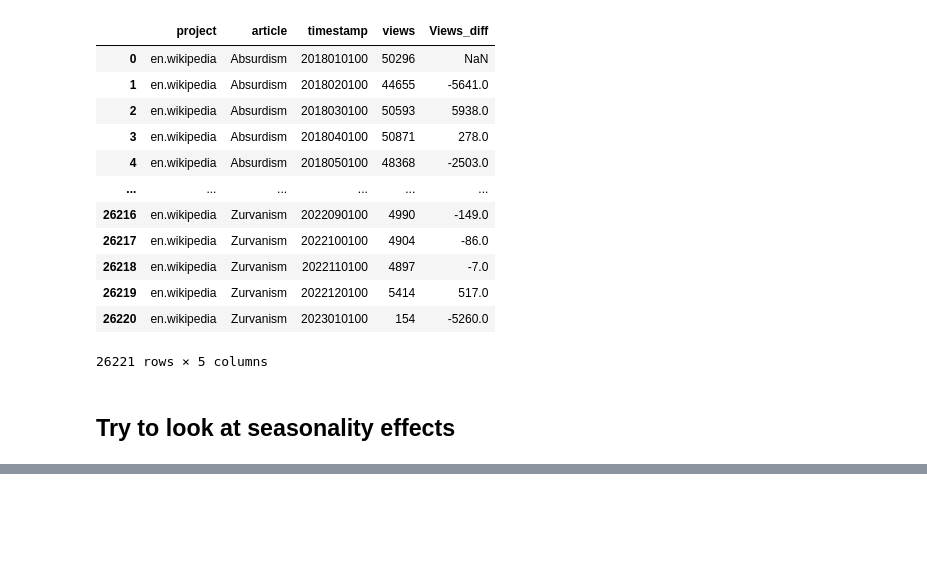
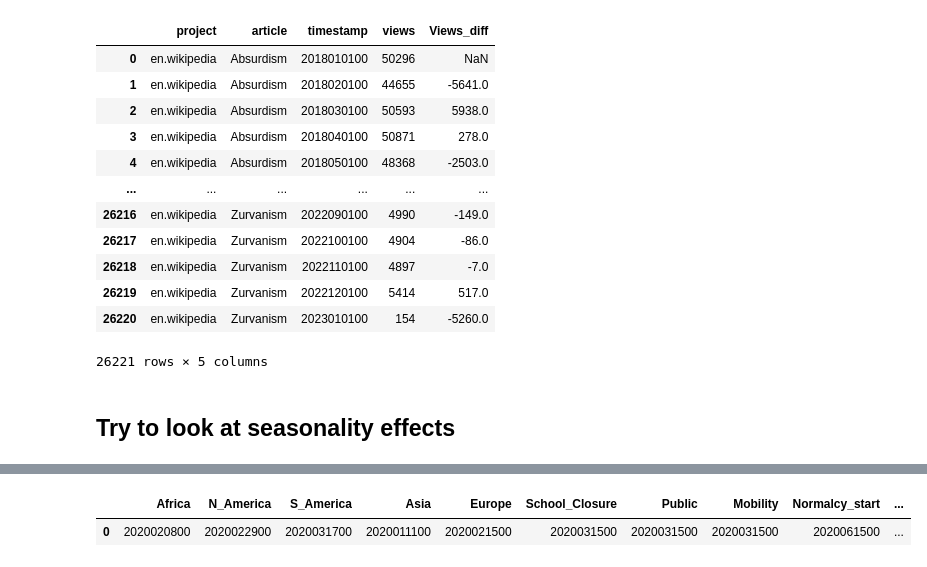
Before and after one commit to epfl-ada/ada-2023-project-mandarinecorp, a Jupyter notebook: trendsenglish.ipynb, the cells around one changed output, grey strips where cells are left out. Saved outputs shown, nothing was run; the diff lists cells and outputs as text; code cells hidden in the pictures; blank space fills up the shorter version.

```diff
--- a/trendsenglish.ipynb
+++ b/trendsenglish.ipynb
@@ -66,0 +74,7 @@ dates = pd.read_csv('data/Philo_en_dates.csv')
+# %%
+dates=pd.DataFrame(columns=['Africa','N_America','S_America','Asia','Europe','School_Closure','Public','Mobility','Normalcy_start','Normalcy_finish'])
+dates.loc[0]=[2020020800,2020022900,2020031700,2020011100,2020021500,2020031500,2020031500,2020031500,2020061500,2021060100]
+dates.head()
+# %% [output]
+|  | Africa | N_America | S_America | Asia | Europe | School_Closure | Public | Mobility | Normalcy_start | ... |
+| 0 | 2020020800 | 2020022900 | 2020031700 | 2020011100 | 2020021500 | 2020031500 | 2020031500 | 2020031500 | 2020061500 | ... |
```
Also changed, not shown: parts of 6 cells of this notebook, 1 other file.
